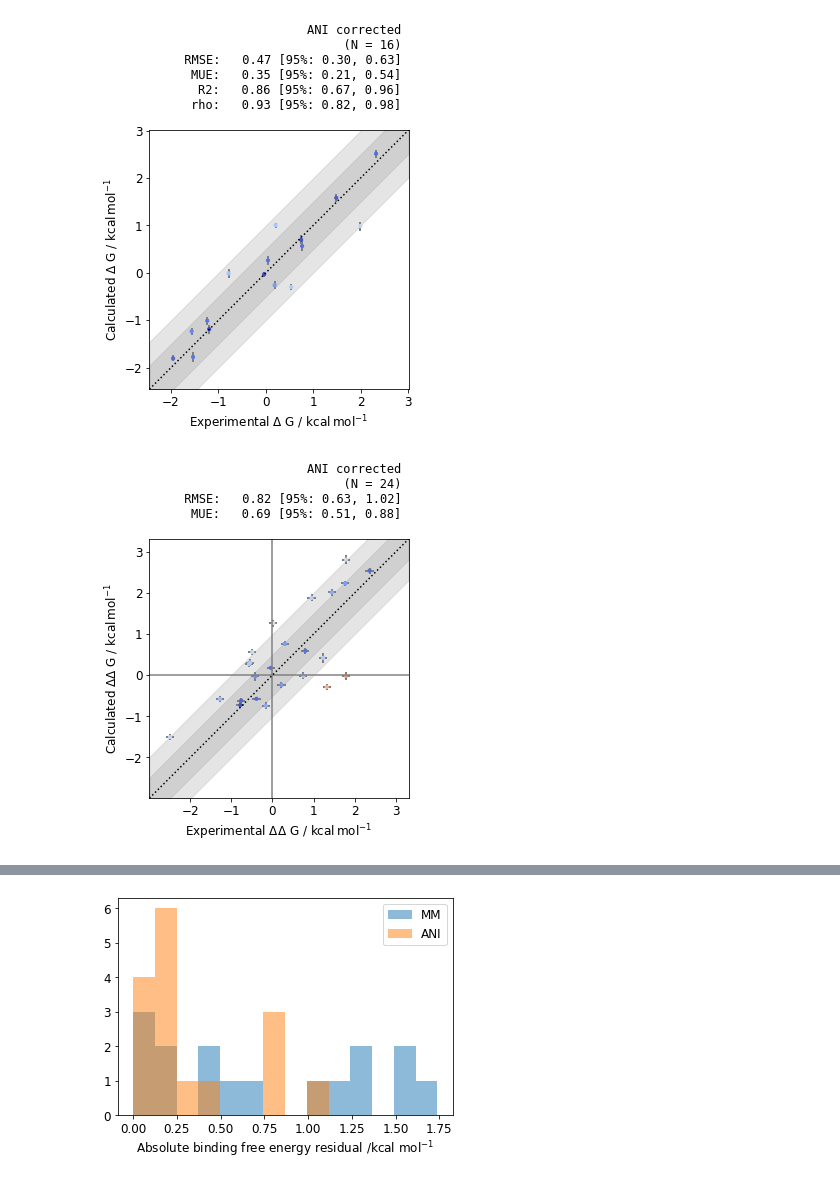
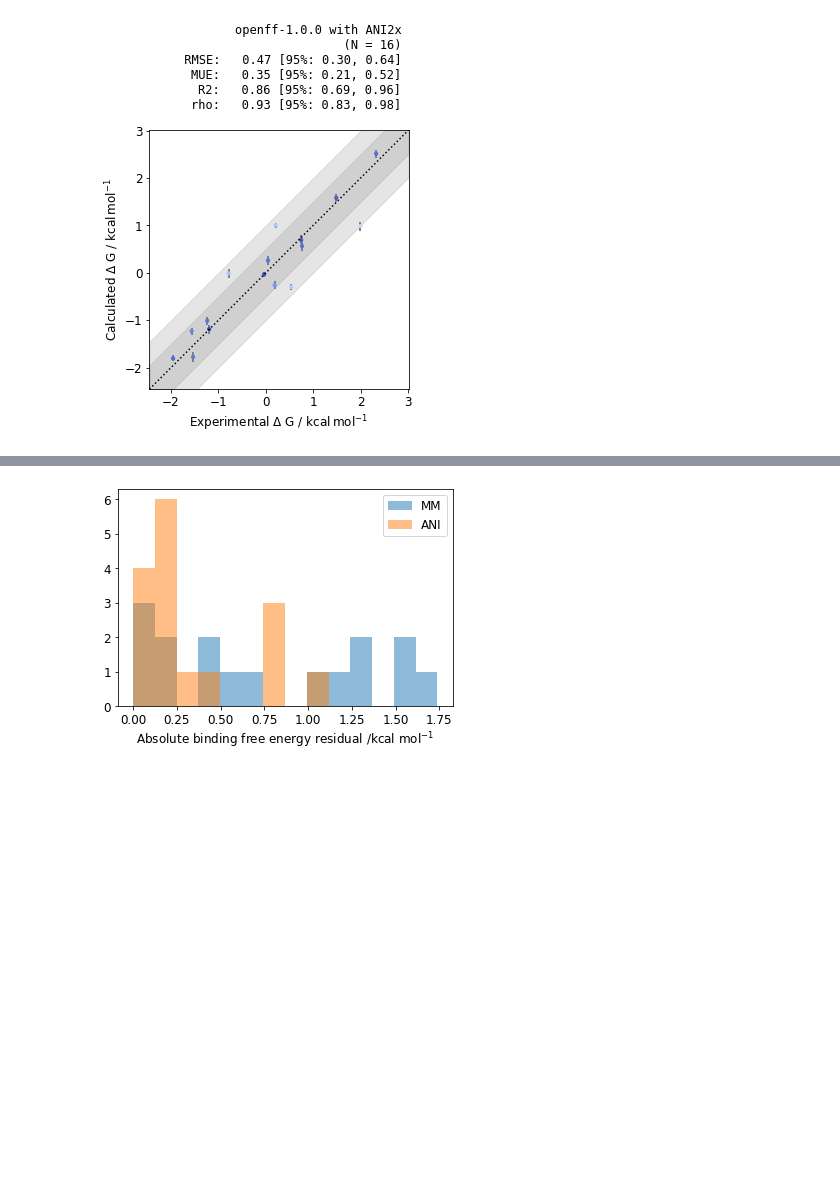
Before and after one commit to choderalab/nn-endstates, a Jupyter notebook: tyk2_hrestraints/Tyk2.ipynb, the cells around one changed output, grey strips where cells are left out. Saved outputs shown, nothing was run; the diff lists cells and outputs as text; code cells hidden in the pictures; blank space fills up the shorter version.

```diff
--- a/tyk2_hrestraints/Tyk2.ipynb
+++ b/tyk2_hrestraints/Tyk2.ipynb
@@ -148,16 +123,11 @@ plt.show()
 # %%
 import copy
 
 ani_g = copy.deepcopy(mm_g)
 
 for node in ani_g.nodes(data=True):
     node[1]['calc_DG'] =  node[1]['calc_DG'] + ani_corr[node[0]][0]
     node[1]['calc_dDG'] =  (node[1]['calc_dDG']**2 + ani_corr[node[0]][1]**2)**0.5
-plotting.plot_DGs(ani_g,title='ANI corrected')
-
-for edge in ani_g.edges(data=True):
-    edge[2]['calc_DDG'] = ani_g.nodes[edge[1]]['calc_DG'] - ani_g.nodes[edge[0]]['calc_DG']
-plotting.plot_DDGs(ani_g,title='ANI corrected')
+plotting.plot_DGs(ani_g,title='openff-1.0.0 with ANI2x')
 # %% [output]
-[figure, old version]
+[figure, new version]
-[figure, removed]
```
Also changed, not shown: parts of 10 cells of this notebook, 1 other file.
